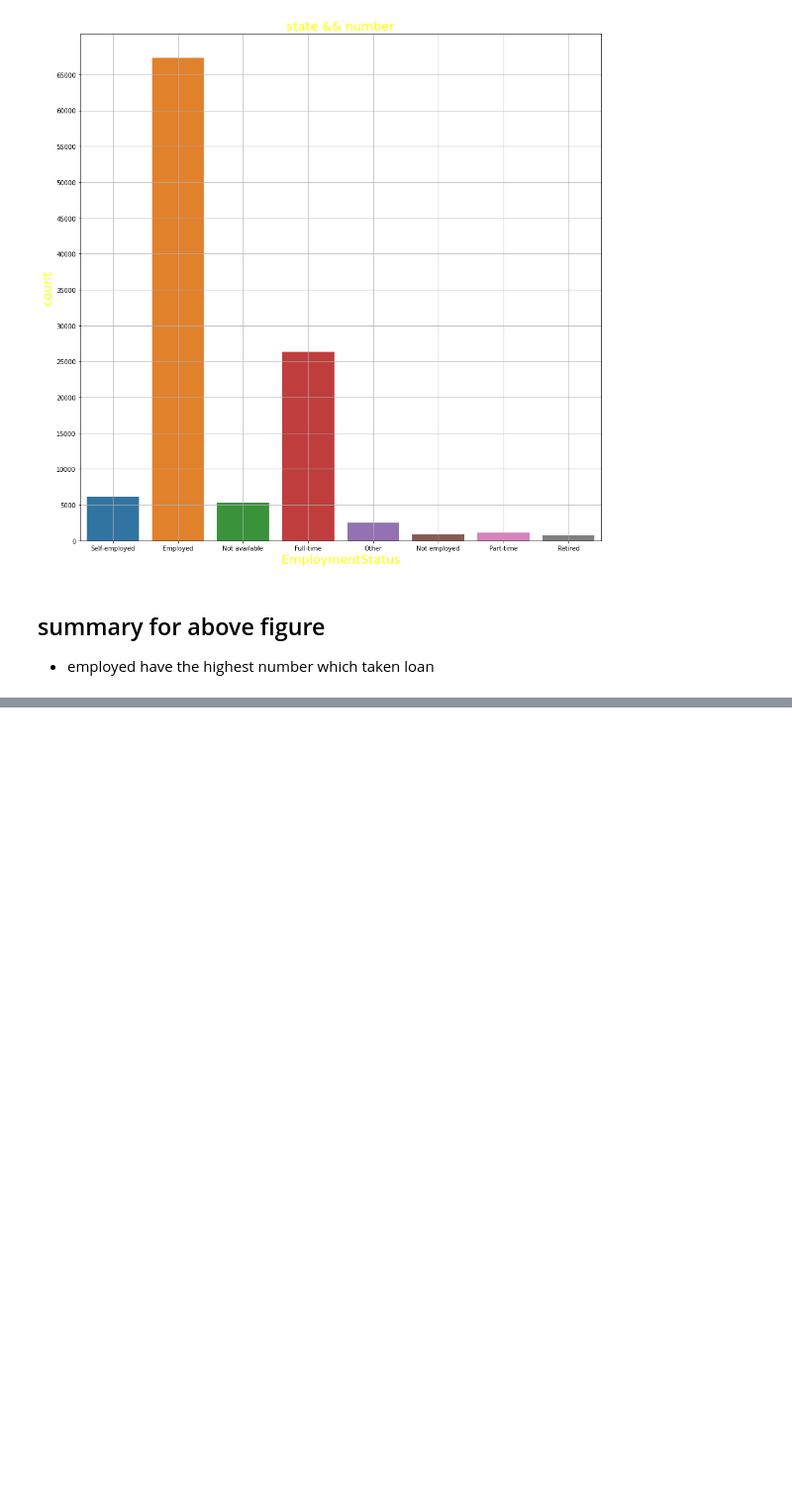
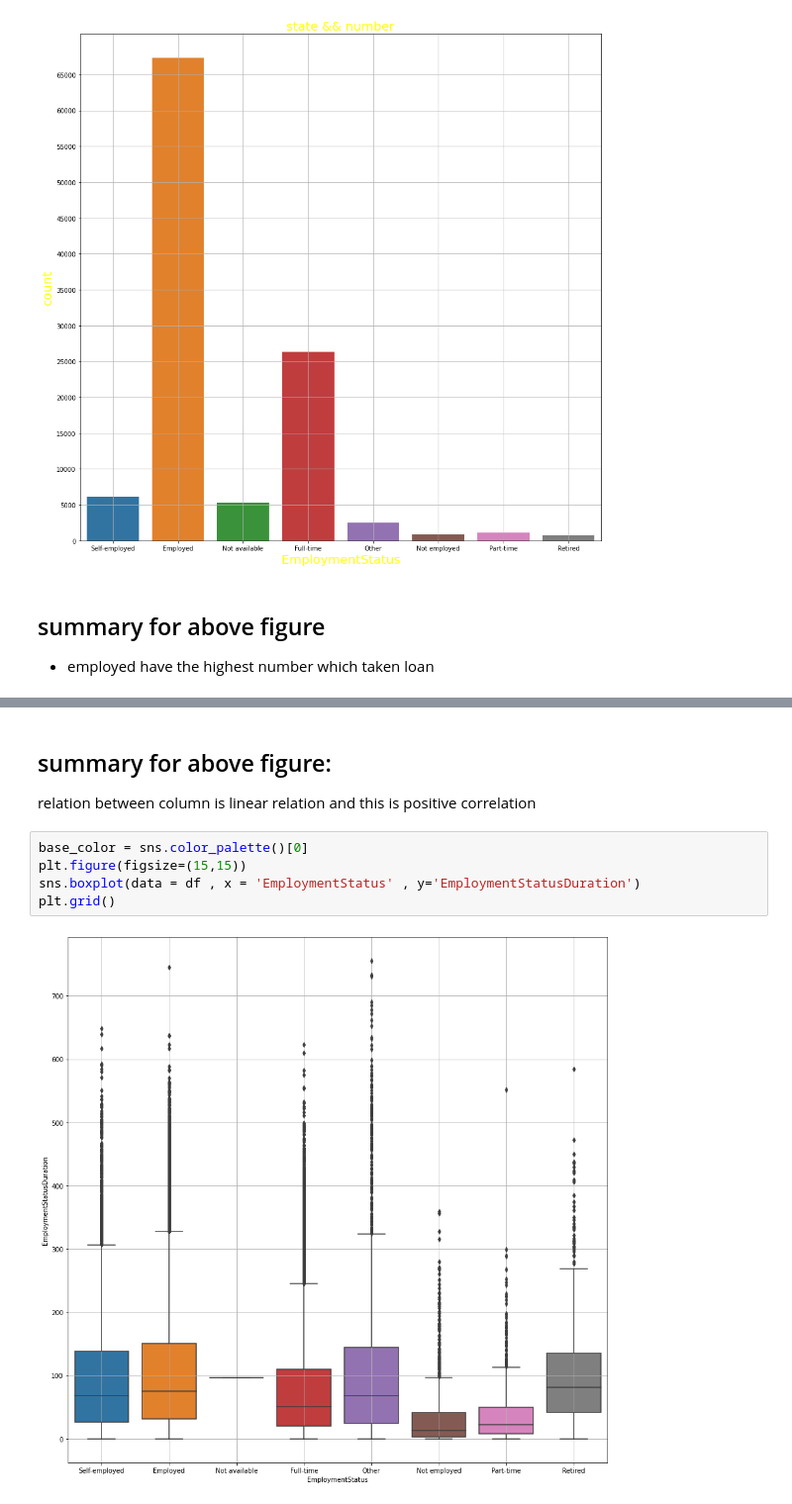
Before and after one commit to ahmed-hassan1997/Data-Analysis-Visualization, a Jupyter notebook: data_visualization.ipynb, the cells around one changed output, grey strips where cells are left out. Shown at 99% size. Cells and saved outputs as stored; diff of their text form; blank space fills up the shorter version.

```diff
--- a/data_visualization.ipynb
+++ b/data_visualization.ipynb
@@ -270,0 +283,11 @@ plt.grid()
+# %% [markdown]
+## summary for above figure:
+
+relation between column is linear relation and this is positive correlation
+# %%
+base_color = sns.color_palette()[0]
+plt.figure(figsize=(15,15))
+sns.boxplot(data = df , x = 'EmploymentStatus' , y='EmploymentStatusDuration')
+plt.grid()
+# %% [output]
+[figure, added]
```
Also changed, not shown: parts of 9 cells of this notebook.
